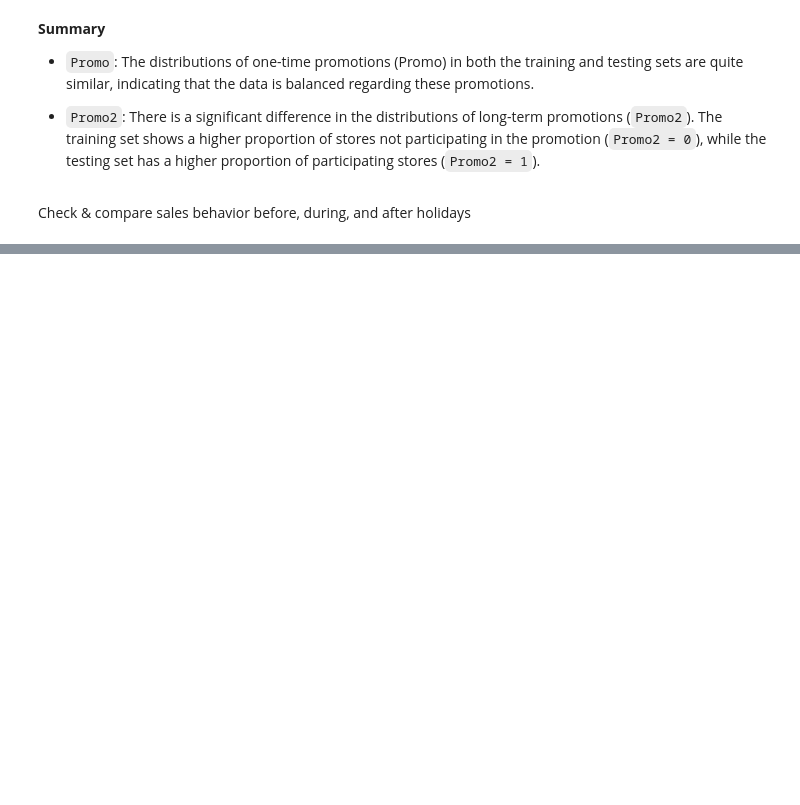
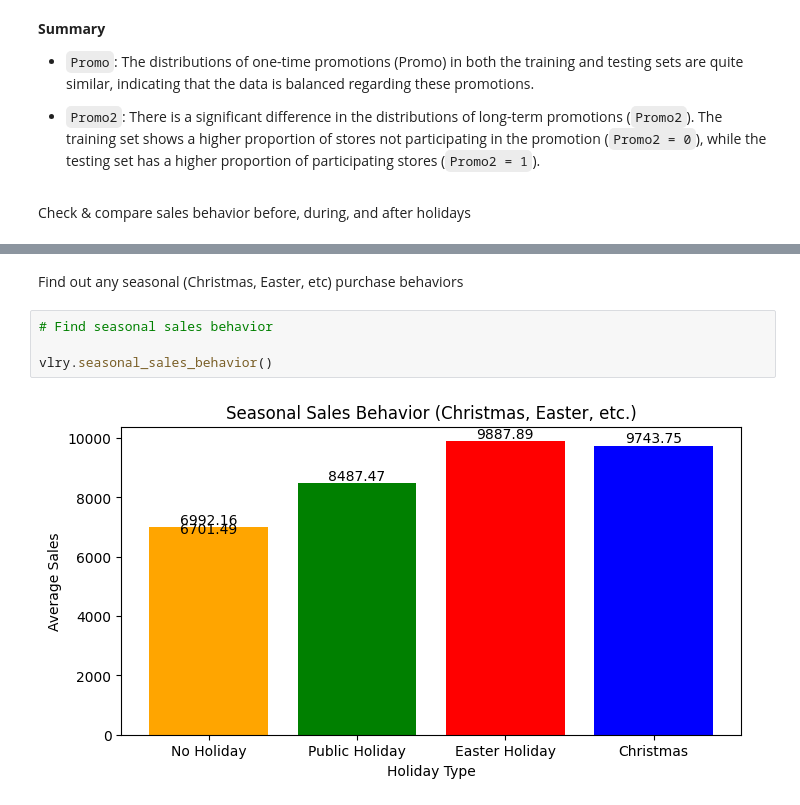
Before and after one commit to epythonlab/rossmann-pharma-sales-prediction, a Jupyter notebook: notebooks/rossman_store_sales_analysis.ipynb, the cells around one changed output, grey strips where cells are left out. Cells and saved outputs as stored; diff of their text form; blank space fills up the shorter version.

```diff
--- a/notebooks/rossman_store_sales_analysis.ipynb
+++ b/notebooks/rossman_store_sales_analysis.ipynb
@@ -304,0 +322,8 @@ vlyr.compare_sales_behaviour()
+# %% [markdown]
+Find out any seasonal (Christmas, Easter, etc) purchase behaviors
+# %%
+# Find seasonal sales behavior
+
+vlry.seasonal_sales_behavior()
+# %% [output]
+[figure, added]
```
Also changed, not shown: parts of 3 cells of this notebook, 3 other files.
